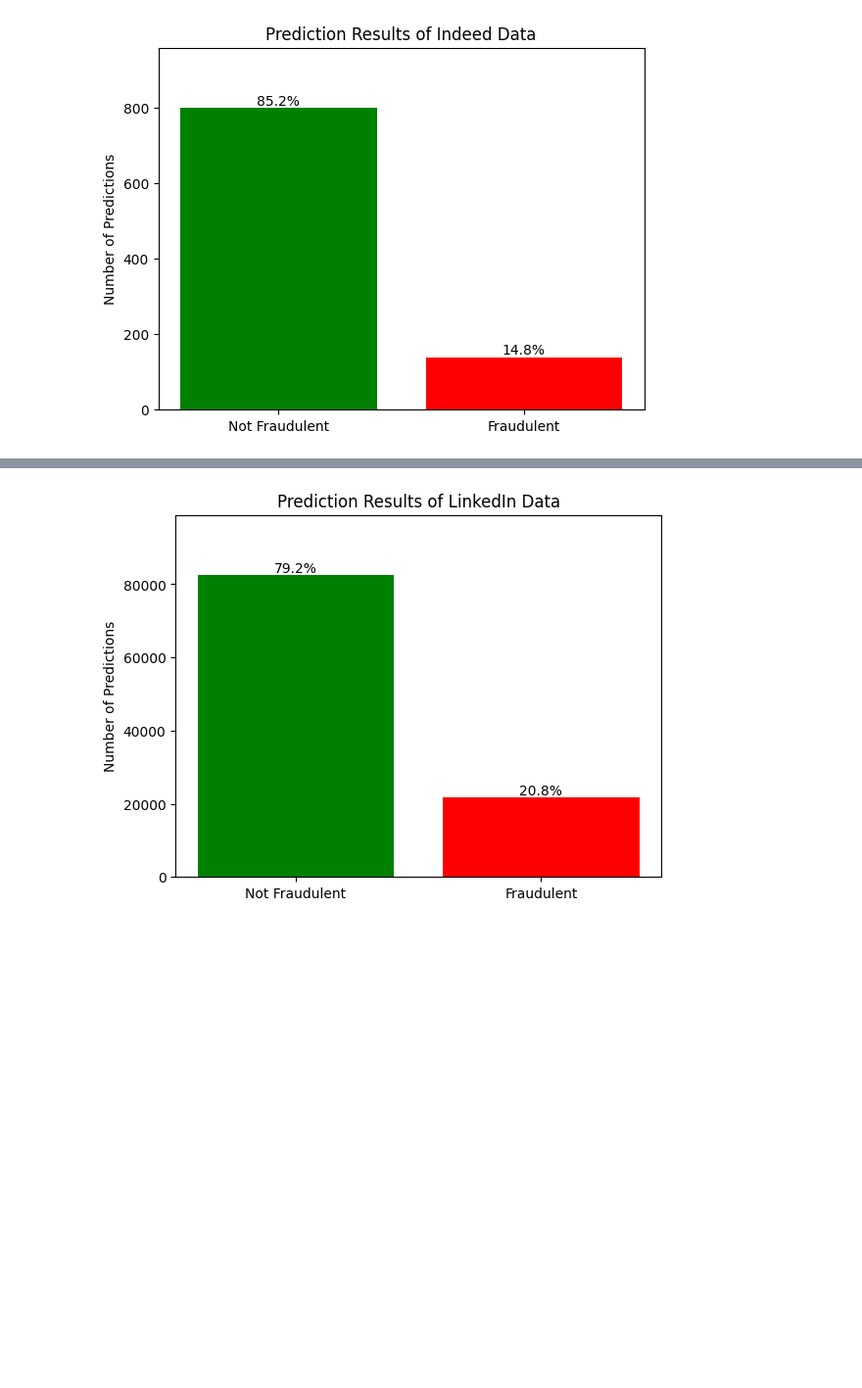
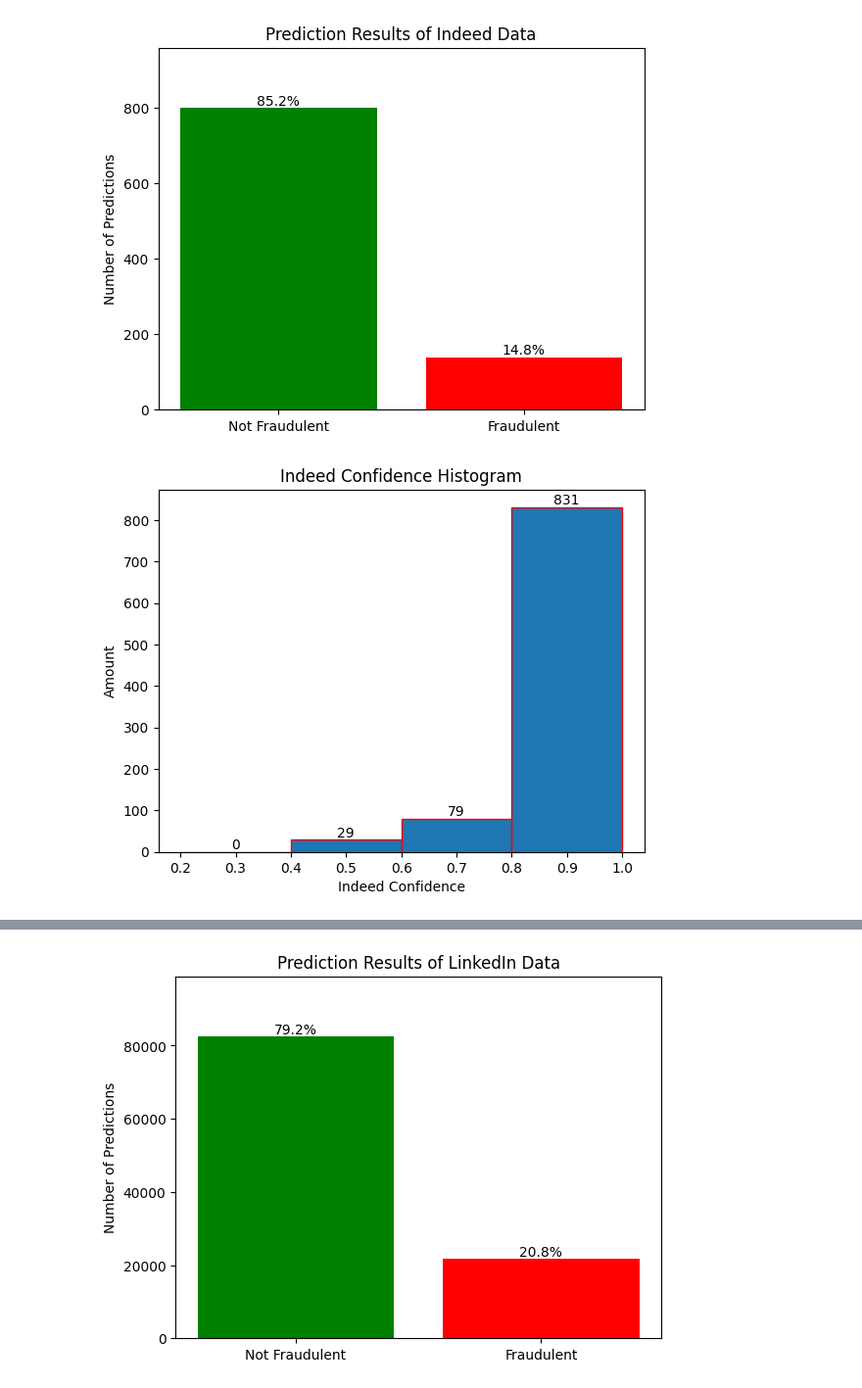
Before and after one commit to Drock54651/NLP-3832-Project-Fraud-Detection, a Jupyter notebook: fraud_final_project.ipynb, the cells around one changed output, grey strips where cells are left out. Shown at 98% size. Saved outputs shown, nothing was run; the diff lists cells and outputs as text; code cells hidden in the pictures; blank space fills up the shorter version.

Commit message:
Cleaned up evaluation section. Added Histograms for confidence

```diff
--- a/fraud_final_project.ipynb
+++ b/fraud_final_project.ipynb
@@ -983,13 +991,13 @@ Input IDs shape: torch.Size([939, 256])
 from transformers import AutoTokenizer, BertForSequenceClassification
 from torch.utils.data import DataLoader, TensorDataset
 
-# Path to your saved model after training
-# Load the model and tokenizer you saved after training
-# model = BertForSequenceClassification.from_pretrained(trained_model)
 model = trained_model
 model.eval()  # Set to evaluation mode
 
 def predict_from_encodings(encoded_inputs, batch_size = 8):
+    """
+    Returns label prediction and confidence lists
+    """
     device = next(model.parameters()).device
 
     # Wrap encoded inputs into a dataset and dataloader
@@ -1013,3 +1021,12 @@ def predict_from_encodings(encoded_inputs, batch_size = 8):
             confidences += [float(probs[i, pred]) for i, pred in enumerate(preds)]
 
     return results, confidences
+# %%
+def plot_confidence_histogram(confidence, dataset: string):
+    bins = [.2, .4, .6, .8, 1]
+    _, _, bars = plt.hist(confidence, bins = bins, edgecolor = "red")
+    plt.bar_label(bars)
+    plt.xlabel(f'{dataset} Confidence')
+    plt.ylabel('Amount')
+    plt.title(f"{dataset} Confidence Histogram")
+    plt.show()
@@ -1047,2 +1070,6 @@ plt.show()
 # %% [output]
 [figure]
+# %%
+plot_confidence_histogram(indeed_confidence, "Indeed")
+# %% [output]
+[figure, added]
```
Also changed, not shown: parts of 23 cells of this notebook.
